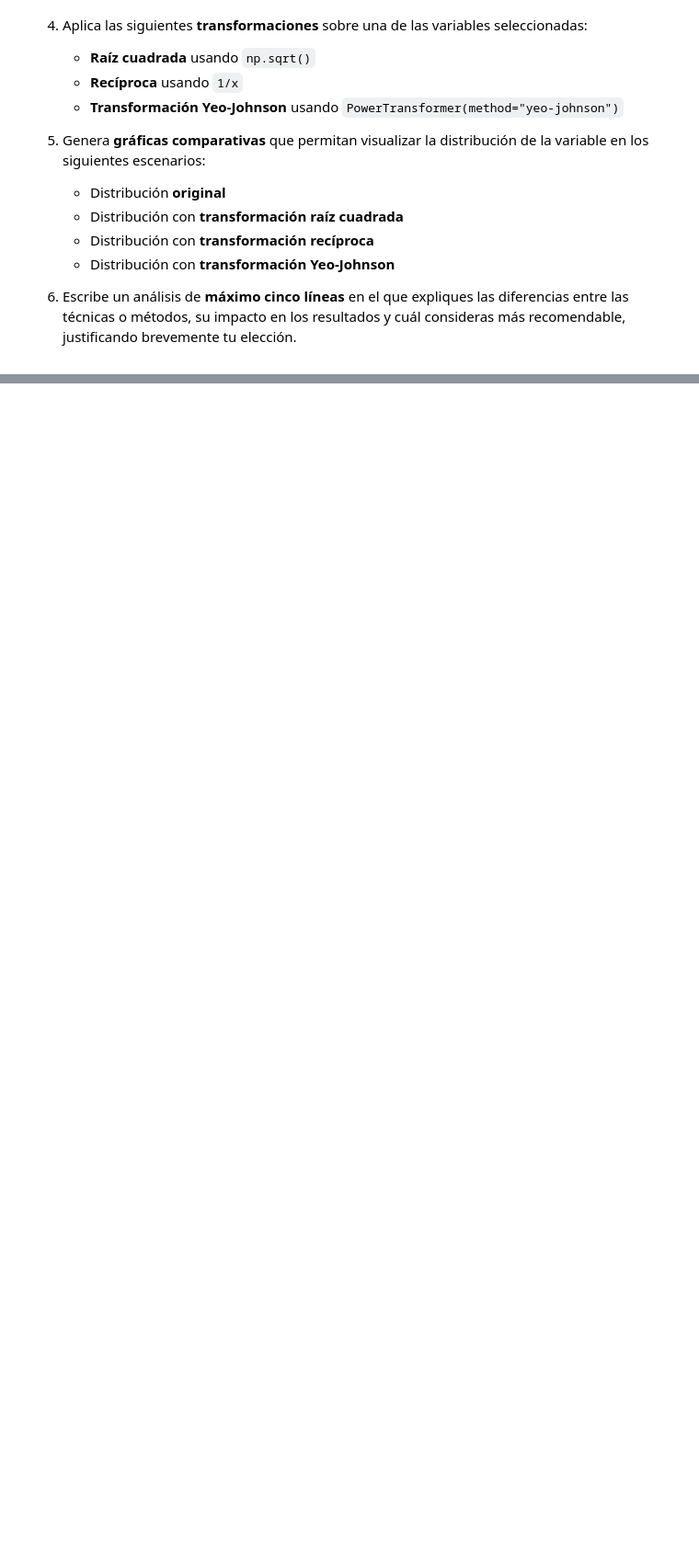
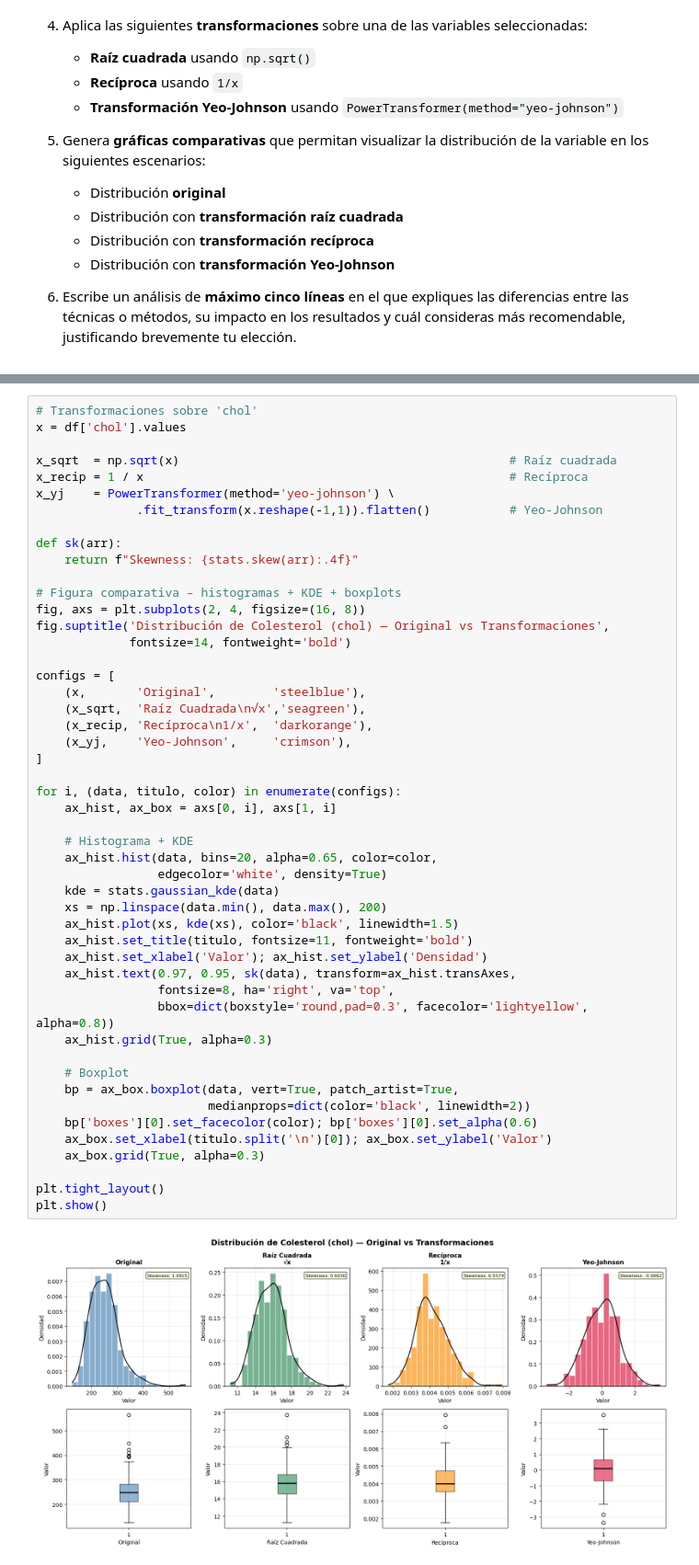
Before and after one commit to JulianCarvajal/BeatAnalytics, a Jupyter notebook: sesiones_practicas/sp_3_natalia_bernal_julian_carvajal.ipynb, the cells around one changed output, grey strips where cells are left out. Shown at 92% size. Saved outputs shown, nothing was run; the diff lists cells and outputs as text; blank space fills up the shorter version.

```diff
--- a/sesiones_practicas/sp_3_natalia_bernal_julian_carvajal.ipynb
+++ b/sesiones_practicas/sp_3_natalia_bernal_julian_carvajal.ipynb
@@ -563,0 +607,51 @@ A partir de un conjunto de datos real sobre **pacientes con enfermedades cardía
+# %%
+# Transformaciones sobre 'chol'
+x = df['chol'].values
+
+x_sqrt  = np.sqrt(x)                                              # Raíz cuadrada
+x_recip = 1 / x                                                   # Recíproca
+x_yj    = PowerTransformer(method='yeo-johnson') \
+              .fit_transform(x.reshape(-1,1)).flatten()           # Yeo-Johnson
+
+def sk(arr):
+    return f"Skewness: {stats.skew(arr):.4f}"
+
+# Figura comparativa – histogramas + KDE + boxplots
+fig, axs = plt.subplots(2, 4, figsize=(16, 8))
+fig.suptitle('Distribución de Colesterol (chol) — Original vs Transformaciones',
+             fontsize=14, fontweight='bold')
+
+configs = [
+    (x,       'Original',        'steelblue'),
+    (x_sqrt,  'Raíz Cuadrada\n√x','seagreen'),
+    (x_recip, 'Recíproca\n1/x',  'darkorange'),
+    (x_yj,    'Yeo-Johnson',     'crimson'),
+]
+
+for i, (data, titulo, color) in enumerate(configs):
+    ax_hist, ax_box = axs[0, i], axs[1, i]
+
+    # Histograma + KDE
+    ax_hist.hist(data, bins=20, alpha=0.65, color=color,
+                 edgecolor='white', density=True)
+    kde = stats.gaussian_kde(data)
+    xs = np.linspace(data.min(), data.max(), 200)
+    ax_hist.plot(xs, kde(xs), color='black', linewidth=1.5)
+    ax_hist.set_title(titulo, fontsize=11, fontweight='bold')
+    ax_hist.set_xlabel('Valor'); ax_hist.set_ylabel('Densidad')
+    ax_hist.text(0.97, 0.95, sk(data), transform=ax_hist.transAxes,
+                 fontsize=8, ha='right', va='top',
+                 bbox=dict(boxstyle='round,pad=0.3', facecolor='lightyellow', alpha=0.8))
+    ax_hist.grid(True, alpha=0.3)
+
+    # Boxplot
+    bp = ax_box.boxplot(data, vert=True, patch_artist=True,
+                        medianprops=dict(color='black', linewidth=2))
+    bp['boxes'][0].set_facecolor(color); bp['boxes'][0].set_alpha(0.6)
+    ax_box.set_xlabel(titulo.split('\n')[0]); ax_box.set_ylabel('Valor')
+    ax_box.grid(True, alpha=0.3)
+
+plt.tight_layout()
+plt.show()
+# %% [output]
+[figure, added]
```
Also changed, not shown: parts of 4 cells of this notebook.
